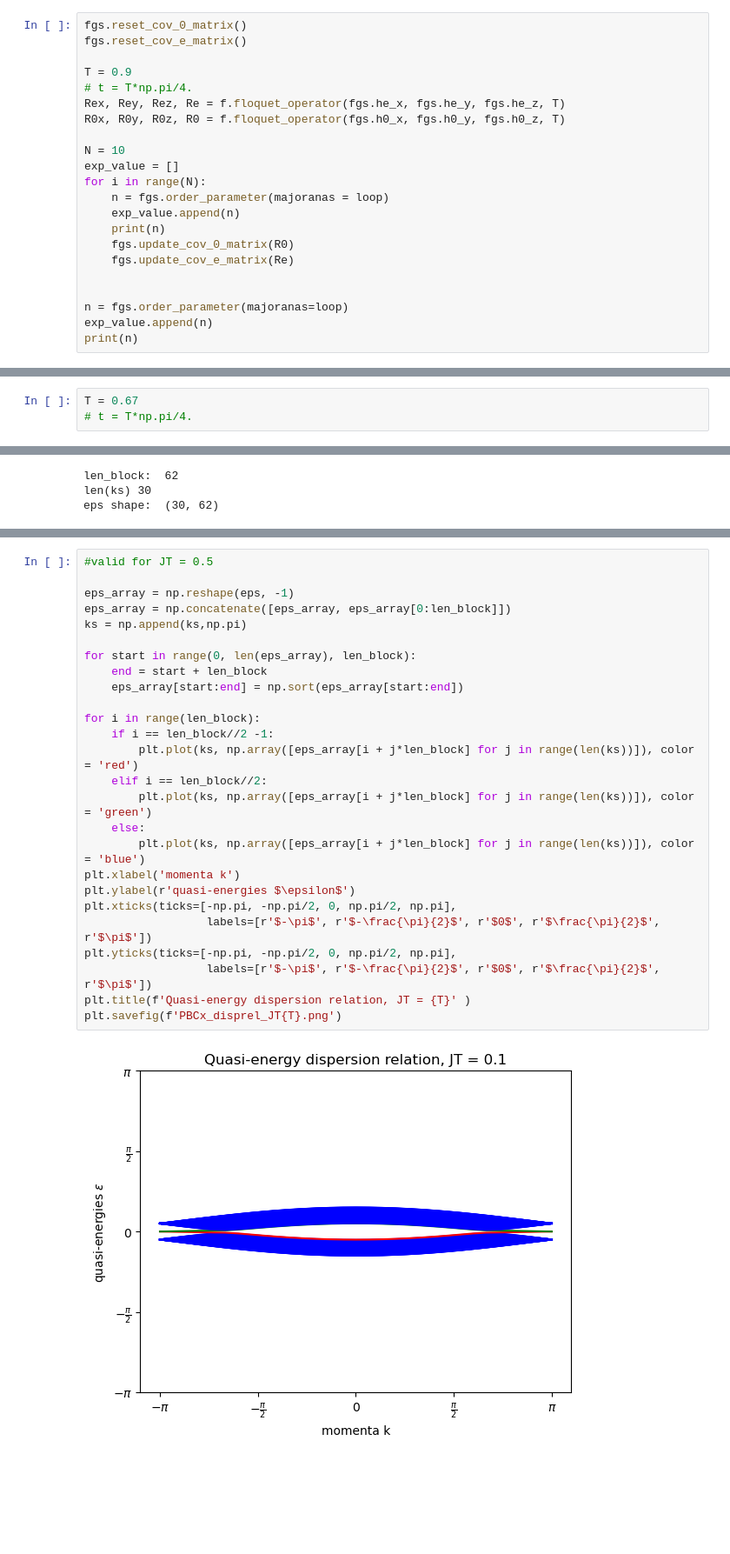
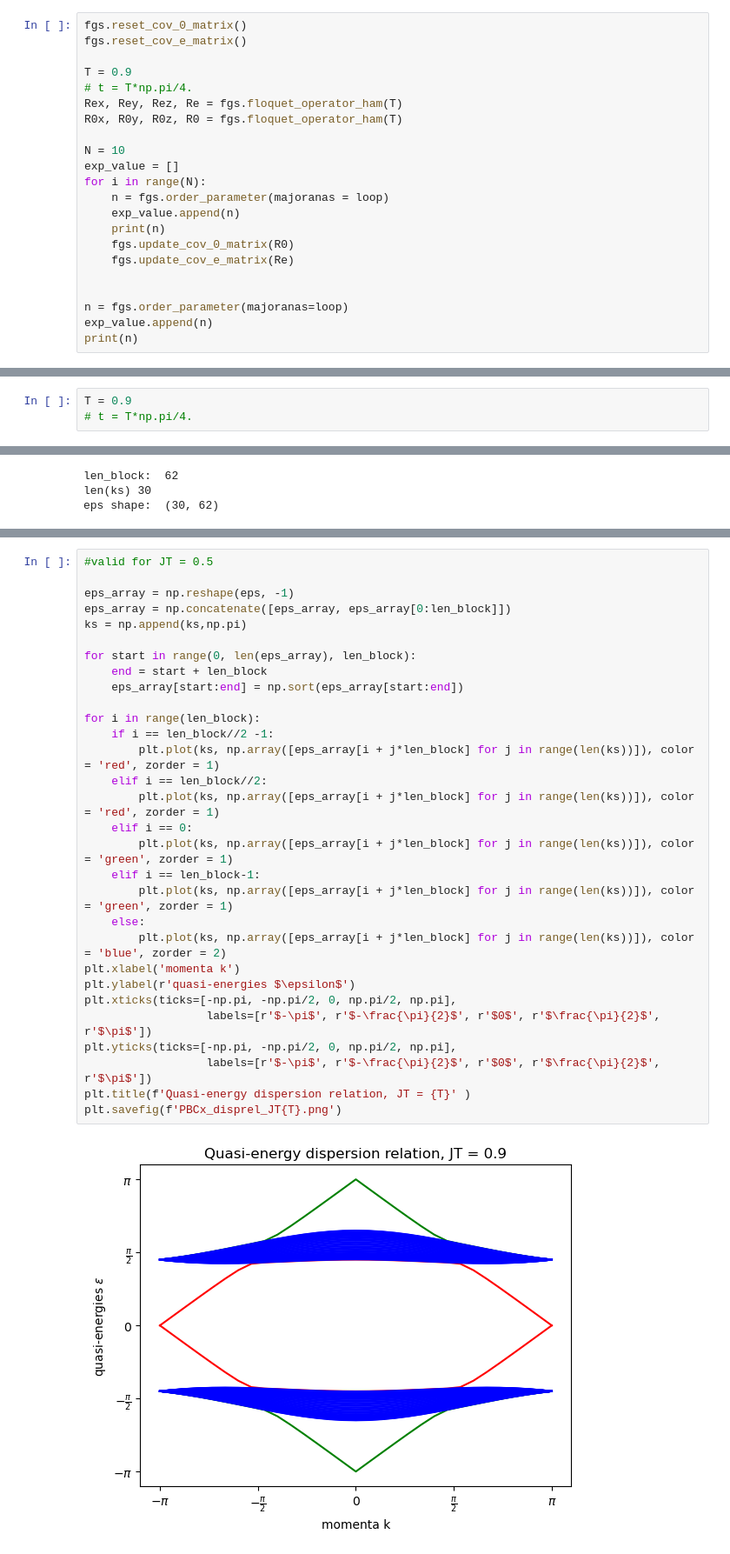
Before and after one commit to gconcheri/MasterThesis, a Jupyter notebook: fermionic_model_PBCx.ipynb, the cells around one changed output, grey strips where cells are left out. Shown at 87% size. Cells and saved outputs as stored; diff of their text form; blank space fills up the shorter version.

```diff
--- a/fermionic_model_PBCx.ipynb
+++ b/fermionic_model_PBCx.ipynb
@@ -189,8 +189,8 @@ fgs.reset_cov_e_matrix()
 
 T = 0.9
 # t = T*np.pi/4.
-Rex, Rey, Rez, Re = f.floquet_operator(fgs.he_x, fgs.he_y, fgs.he_z, T)
-R0x, R0y, R0z, R0 = f.floquet_operator(fgs.h0_x, fgs.h0_y, fgs.h0_z, T)
+Rex, Rey, Rez, Re = fgs.floquet_operator_ham(T)
+R0x, R0y, R0z, R0 = fgs.floquet_operator_ham(T)
 
 N = 10
 exp_value = []
@@ -215,7 +215,7 @@ We define R = R0z R0y R=x as the operator to diagonalize to find the quasi energ
 model = site.SitesPBCx(Npx=30, Npy=30)
 fgs = f.FermionicGaussianRepresentation(model)
 # %%
-T = 0.67
+T = 0.9
 # t = T*np.pi/4.
 # %%
 R0x, R0y, R0z, R = fgs.floquet_operator_ham(T)
@@ -366,31 +366,35 @@ ValueError: list.remove(x): x not in list
 # %%
 #valid for JT = 0.5
 
 eps_array = np.reshape(eps, -1)
 eps_array = np.concatenate([eps_array, eps_array[0:len_block]])
 ks = np.append(ks,np.pi)
 
 for start in range(0, len(eps_array), len_block):
     end = start + len_block
     eps_array[start:end] = np.sort(eps_array[start:end])
 
 for i in range(len_block):
     if i == len_block//2 -1:
-        plt.plot(ks, np.array([eps_array[i + j*len_block] for j in range(len(ks))]), color = 'red')
+        plt.plot(ks, np.array([eps_array[i + j*len_block] for j in range(len(ks))]), color = 'red', zorder = 1)
     elif i == len_block//2:
-        plt.plot(ks, np.array([eps_array[i + j*len_block] for j in range(len(ks))]), color = 'green')
+        plt.plot(ks, np.array([eps_array[i + j*len_block] for j in range(len(ks))]), color = 'red', zorder = 1)
+    elif i == 0:
+        plt.plot(ks, np.array([eps_array[i + j*len_block] for j in range(len(ks))]), color = 'green', zorder = 1)
+    elif i == len_block-1:
+        plt.plot(ks, np.array([eps_array[i + j*len_block] for j in range(len(ks))]), color = 'green', zorder = 1)
     else:
-        plt.plot(ks, np.array([eps_array[i + j*len_block] for j in range(len(ks))]), color = 'blue')
+        plt.plot(ks, np.array([eps_array[i + j*len_block] for j in range(len(ks))]), color = 'blue', zorder = 2)
 plt.xlabel('momenta k')
 plt.ylabel(r'quasi-energies $\epsilon$')
 plt.xticks(ticks=[-np.pi, -np.pi/2, 0, np.pi/2, np.pi],
                   labels=[r'$-\pi$', r'$-\frac{\pi}{2}$', r'$0$', r'$\frac{\pi}{2}$', r'$\pi$'])
 plt.yticks(ticks=[-np.pi, -np.pi/2, 0, np.pi/2, np.pi],
                   labels=[r'$-\pi$', r'$-\frac{\pi}{2}$', r'$0$', r'$\frac{\pi}{2}$', r'$\pi$'])
 plt.title(f'Quasi-energy dispersion relation, JT = {T}' )
 plt.savefig(f'PBCx_disprel_JT{T}.png')
 # %% [output]
-[figure, old version]
+[figure, new version]
 # %%
 print(len_block)
 # %% [output]
```
Also changed, not shown: parts of 6 cells of this notebook, 36 other files.
